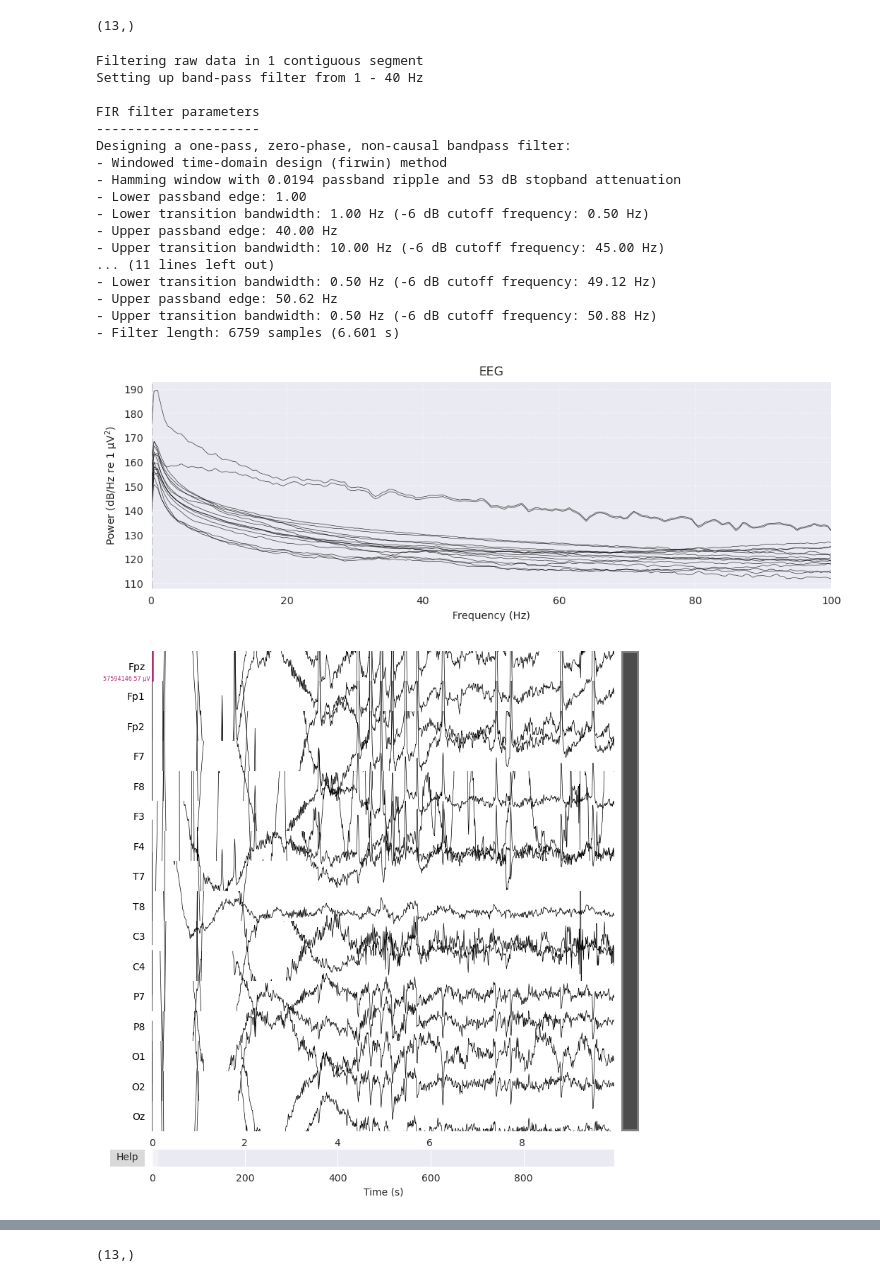
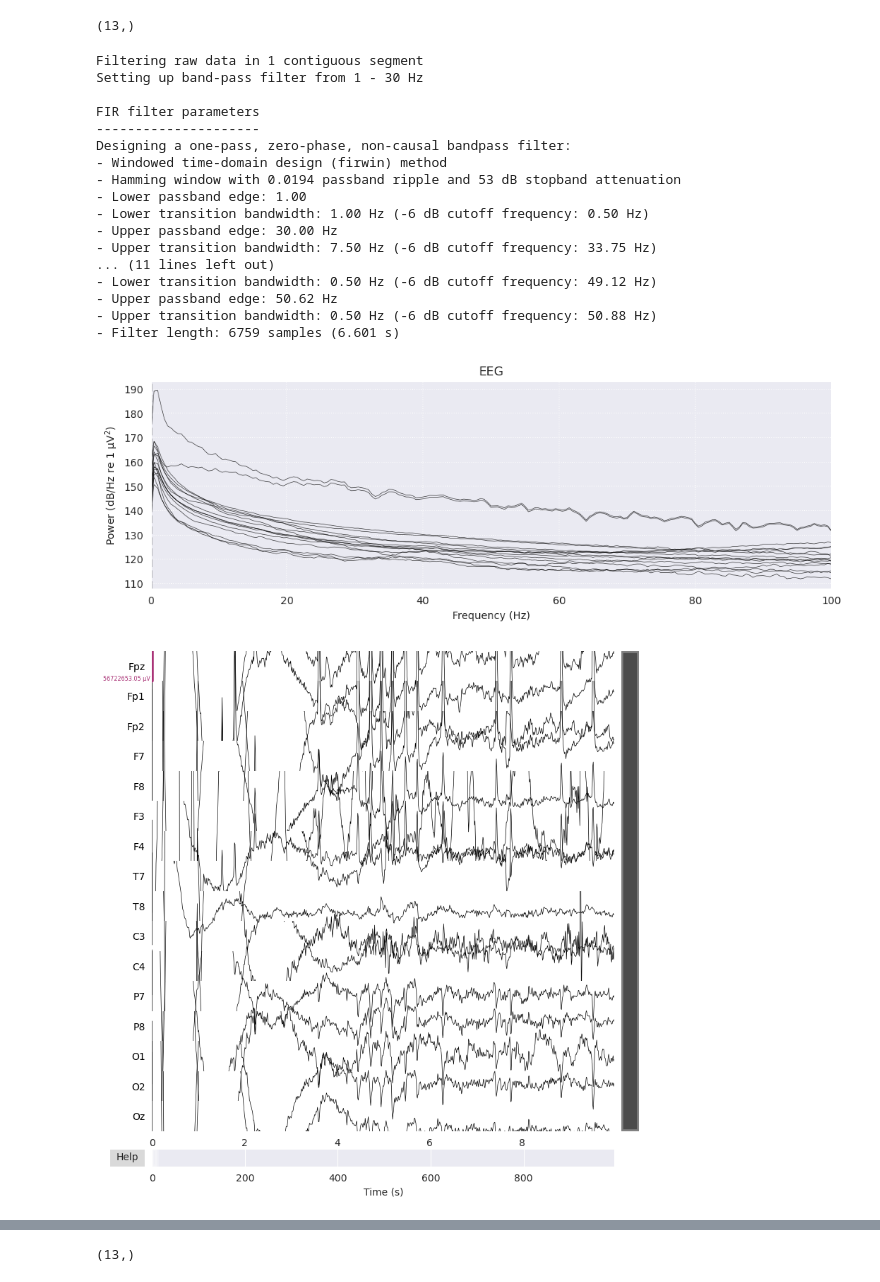
Before and after one commit to sparsh0106/EEG-Mind-Wandering, a Jupyter notebook: main.ipynb, the cells around one changed output, grey strips where cells are left out. Drawn from its saved outputs; the diff is of its cells as text; code cells hidden in the pictures.

```diff
--- a/main.ipynb
+++ b/main.ipynb
@@ -118,26 +114,26 @@ trigger_indices2.shape
 # %% [output]
 (13,)
 # %%
-raw.filter(1, 40)  # will keep 1-40 hz
+raw.filter(1, 30)  # will keep 1-40 hz
 raw.notch_filter(freqs=50) # power line noise ka interference hai ye
 raw.plot(title="Filtered EEG", scalings='auto')
 # %% [output]
 Filtering raw data in 1 contiguous segment
-Setting up band-pass filter from 1 - 40 Hz
+Setting up band-pass filter from 1 - 30 Hz
 
 FIR filter parameters
 ---------------------
 Designing a one-pass, zero-phase, non-causal bandpass filter:
 - Windowed time-domain design (firwin) method
 - Hamming window with 0.0194 passband ripple and 53 dB stopband attenuation
 - Lower passband edge: 1.00
 - Lower transition bandwidth: 1.00 Hz (-6 dB cutoff frequency: 0.50 Hz)
-- Upper passband edge: 40.00 Hz
-- Upper transition bandwidth: 10.00 Hz (-6 dB cutoff frequency: 45.00 Hz)
+- Upper passband edge: 30.00 Hz
+- Upper transition bandwidth: 7.50 Hz (-6 dB cutoff frequency: 33.75 Hz)
 ... (11 lines left out)
 - Lower transition bandwidth: 0.50 Hz (-6 dB cutoff frequency: 49.12 Hz)
 - Upper passband edge: 50.62 Hz
 - Upper transition bandwidth: 0.50 Hz (-6 dB cutoff frequency: 50.88 Hz)
 - Filter length: 6759 samples (6.601 s)
 [figure]
-[figure, old version]
+[figure, new version]
```
Also changed, not shown: parts of 13 cells of this notebook.
